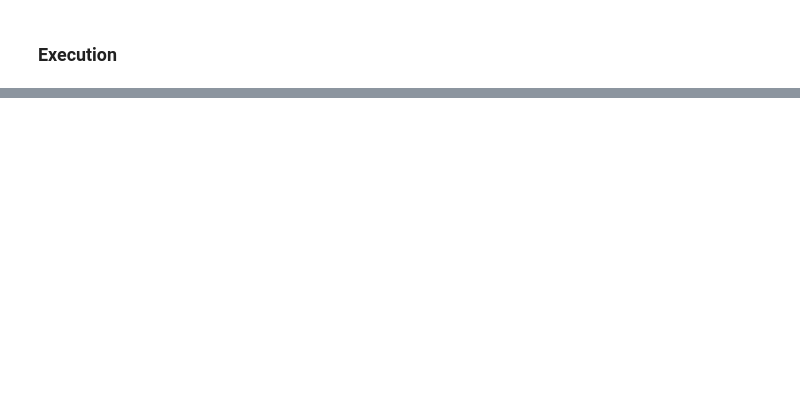
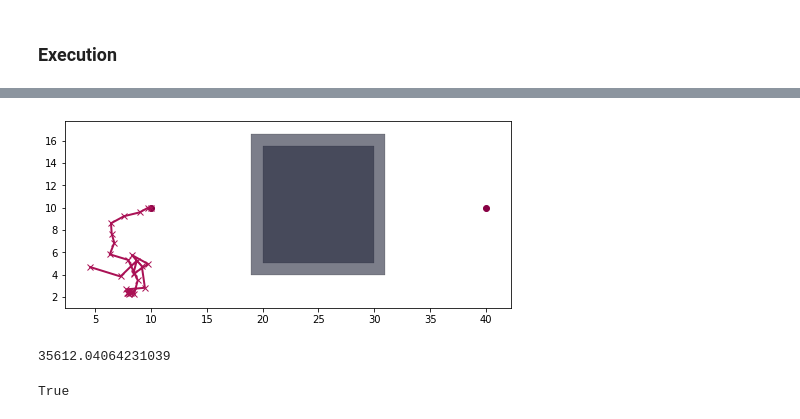
Before and after one commit to gustavo-moura/path-planning, a Jupyter notebook: algorithms/versions_genetic_algorithm/genetic_v3-5.ipynb, the cells around one changed output, grey strips where cells are left out. Cells and saved outputs as stored; diff of their text form; code cells hidden in the pictures; blank space fills up the shorter version.

```diff
--- a/algorithms/versions_genetic_algorithm/genetic_v3-5.ipynb
+++ b/algorithms/versions_genetic_algorithm/genetic_v3-5.ipynb
@@ -749,0 +769,2 @@ GeneDecoded(x=39.419470969066076, y=9.157237570117655, v=-5.642695646192599, al=
+# %%
+second_best = ag.population[6]
@@ -750,3 +782,27 @@ GeneDecoded(x=39.419470969066076, y=9.157237570117655, v=-5.642695646192599, al=
+# %%
+child = best.crossover(second_best)
+# %%
+
+plot_map(
+    [verts1, mapa1.areas_n_inf[0]],
+    ['n', 'n'],
+    wp_ori,
+    wp_des,
+    child.get_route(),
+    None
+)
+# %% [output]
+[figure, added]
+# %%
+# Fitness
+ag._fitness(child, ag.mapa)
+# %% [output]
+35612.04064231039
+# %%
+# Mutação
+child.mutation()
+# %% [output]
+True
 # %%
 for subject in ag.population:
     print(subject.fitness_trace)
```
Also changed, not shown: parts of 14 cells of this notebook, 12 other files.
